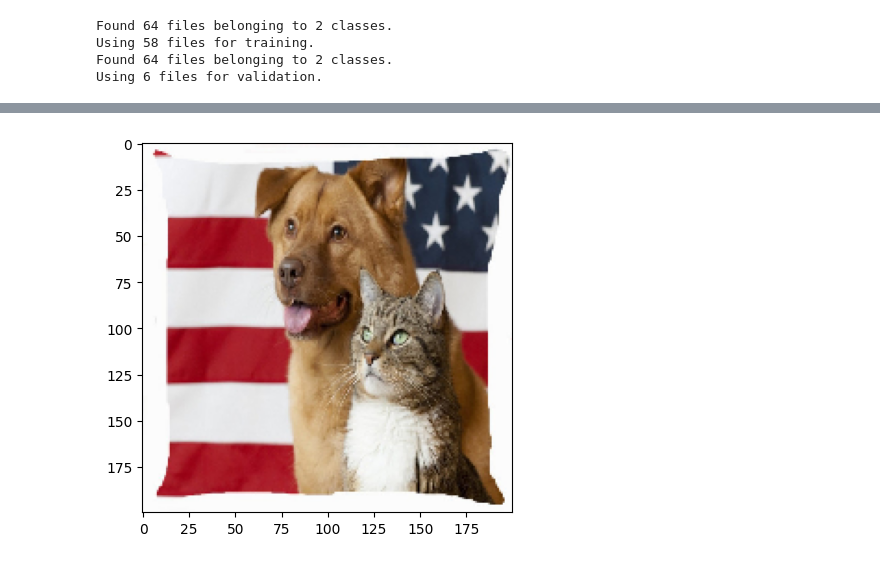
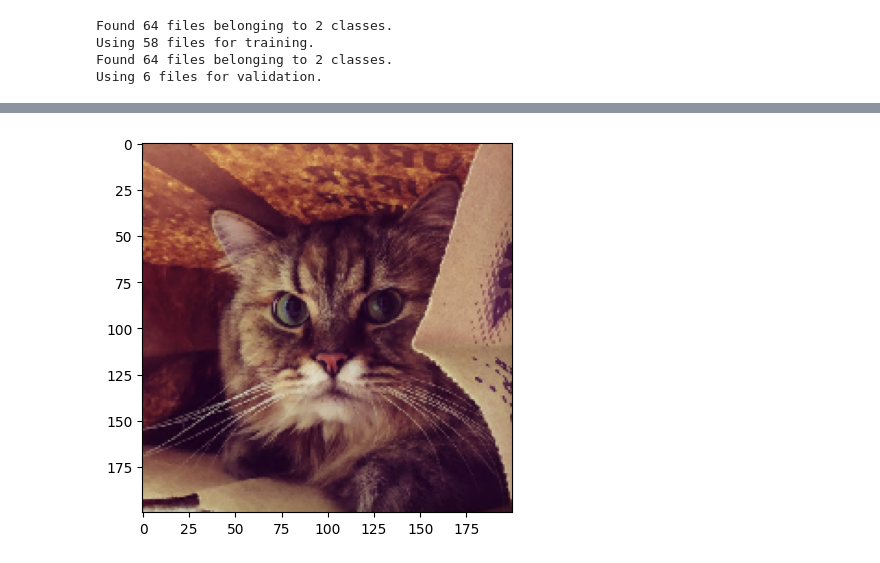
Before and after one commit to Nguyen-van-toan/dog_cat, a Jupyter notebook: modul/first_1.ipynb, the cells around one changed output, grey strips where cells are left out. Cells and saved outputs as stored; diff of their text form; code cells hidden in the pictures.

```diff
--- a/modul/first_1.ipynb
+++ b/modul/first_1.ipynb
@@ -19,7 +19,7 @@ from tensorflow.keras .preprocessing import image_dataset_from_directory
 import os
 import matplotlib.image as mping
 # %%
-path = os.path.join("D:\\learn\\python\\learn_ml\\dog_cat\\input\\train_frames\\train")
+path = os.path.join(r"E:\learn\python\learn_ml\dog_cat\input\train_frames\train")
 
 classes = os.listdir(path=path)
 print(classes)
@@ -133,7 +133,7 @@ model.compile(
 	metrics=['accuracy']
 )
 history = model.fit(train_datagen,
-          epochs=10,
+          epochs=2,
           validation_data=test_datagen)
 
 history_df = pd.DataFrame(history.history)
@@ -168,7 +153,7 @@ Epoch 10/10
 from tensorflow.keras.preprocessing import image
 
 #Input image
-test_image = image.load_img(r'D:\learn\python\learn_ml\dog_cat\input\train_frames\train\dog\dog002.png',target_size=(200,200))
+test_image = image.load_img(r'E:\learn\python\learn_ml\dog_cat\input\train_frames\train\cat\cat028.png',target_size=(200,200))
 
 #For show image
 plt.imshow(test_image)
@@ -190 +176 @@ Dog
-[figure, old version]
+[figure, new version]
```
Also changed, not shown: parts of 4 cells of this notebook, 4 other files.
